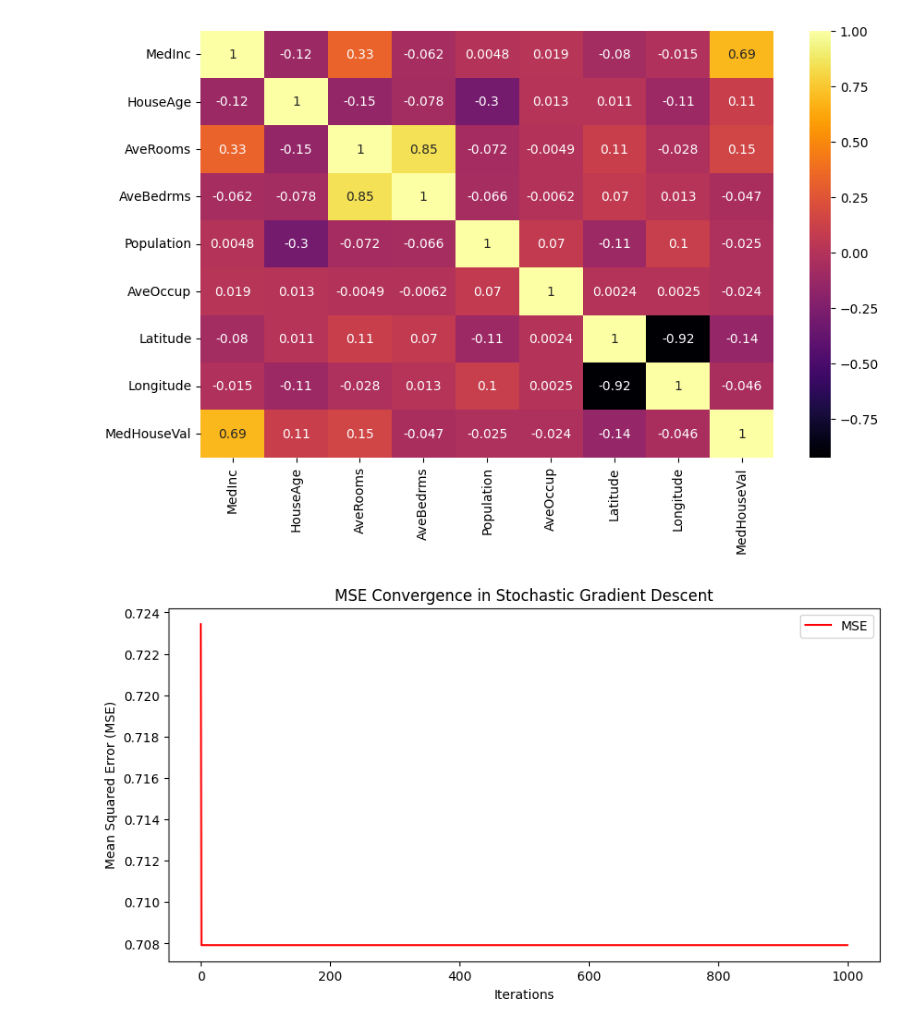
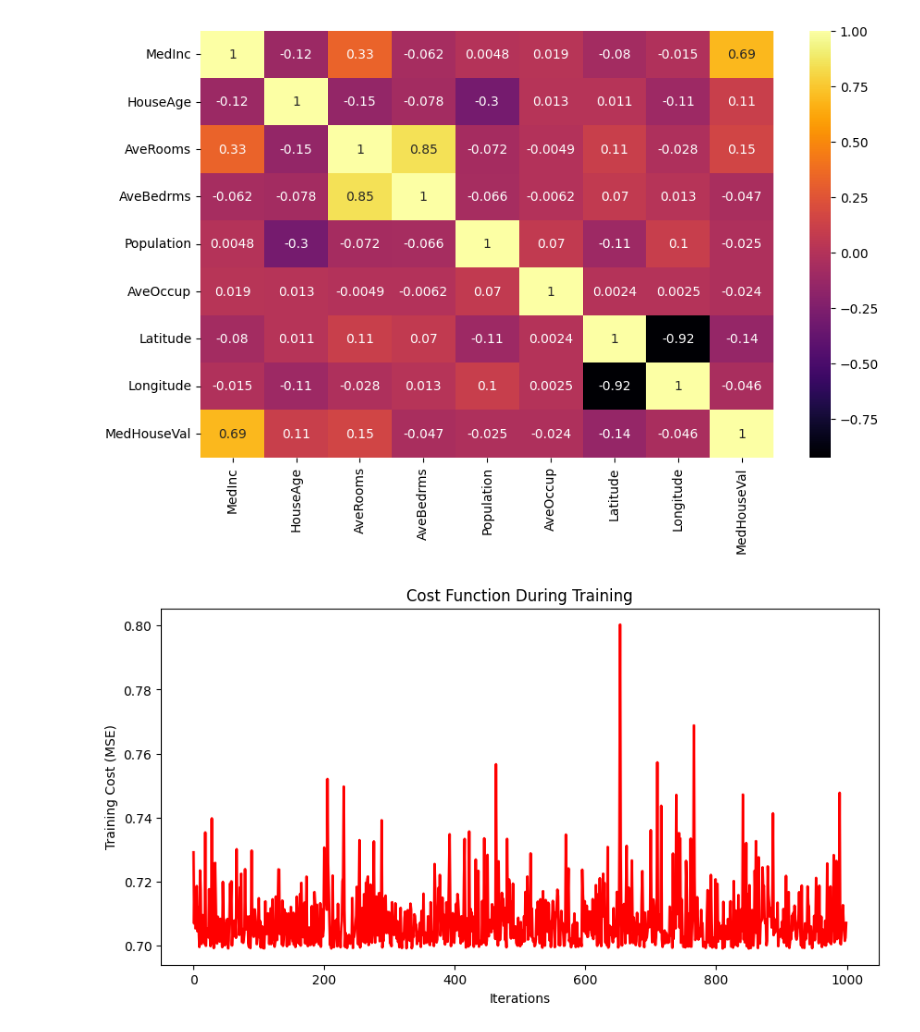
Before and after one commit to arwaguudle/Artificial-Intelligence-Coursework, a Jupyter notebook: Linear Regression.ipynb, the cells around one changed output. Cells and saved outputs as stored; diff of their text form; code cells hidden in the pictures.

```diff
--- a/Linear Regression.ipynb
+++ b/Linear Regression.ipynb
@@ -204,37 +204,39 @@ sns.heatmap(correlation, cmap="inferno", annot=True)
 # %% [output]
 <Axes: >
 [figure]
-# %%
-# Reinitialize parameters
-s_theta0i = 0
-s_theta1i = 0
-alpha = 0.01
-m = len(X_train_scaled)
-num_iterations = 1000
-mse_history = []
-
-# Stochastic Gradient Descent with MSE tracking
-for i in range(num_iterations):
-    total_error = 0
-    for j in range(m):
-        s_h_theta = s_theta0i + s_theta1i * X_train_scaled[j]
-        s_error = s_h_theta - y_train[j]
-
-        s_theta0i -= alpha * s_error
-        s_theta1i -= alpha * s_error * X_train_scaled[j]
-
-        total_error += s_error ** 2  # Sum of squared errors
-
-    mse = total_error / m  # Compute MSE
-    mse_history.append(mse)
-
-# Plot MSE over iterations
-plt.figure(figsize=(10, 5))
-plt.plot(range(num_iterations), mse_history, label="MSE", color="red")
-plt.xlabel("Iterations")
-plt.ylabel("Mean Squared Error (MSE)")
-plt.title("MSE Convergence in Stochastic Gradient Descent")
-plt.legend()
-plt.show()
-# %% [output]
-[figure, removed]
+# %%
+# Reinitialize parameters
+s_theta0i = 0
+s_theta1i = 0
+alpha = 0.01
+m = len(X_train_scaled)
+iterations = 1000
+cost_history = []  # Changed from mse_history to cost_history
+
+# SGD implementation
+for i in range(iterations):
+    # Shuffle data each iteration
+    indices = np.random.permutation(m)
+    X_shuffled = X_train_scaled[indices]
+    y_shuffled = y_train[indices]
+
+    for j in range(m):
+        prediction = s_theta0i + s_theta1i * X_shuffled[j]
+        error = prediction - y_shuffled[j]
+
+        s_theta0i -= alpha * error
+        s_theta1i -= alpha * error * X_shuffled[j]
+
+    # Calculate current cost (MSE)
+    current_cost = mean_squared_error(y_train, s_theta0i + s_theta1i * X_train_scaled)
+    cost_history.append(current_cost)
+
+# Plotting with improved labels
+plt.figure(figsize=(10, 5))
+plt.plot(cost_history, c='red', linewidth=2)
+plt.title("Cost Function During Training")
+plt.xlabel("Iterations")
+plt.ylabel("Training Cost (MSE)")
+plt.show()
+# %% [output]
+[figure, added]
```
